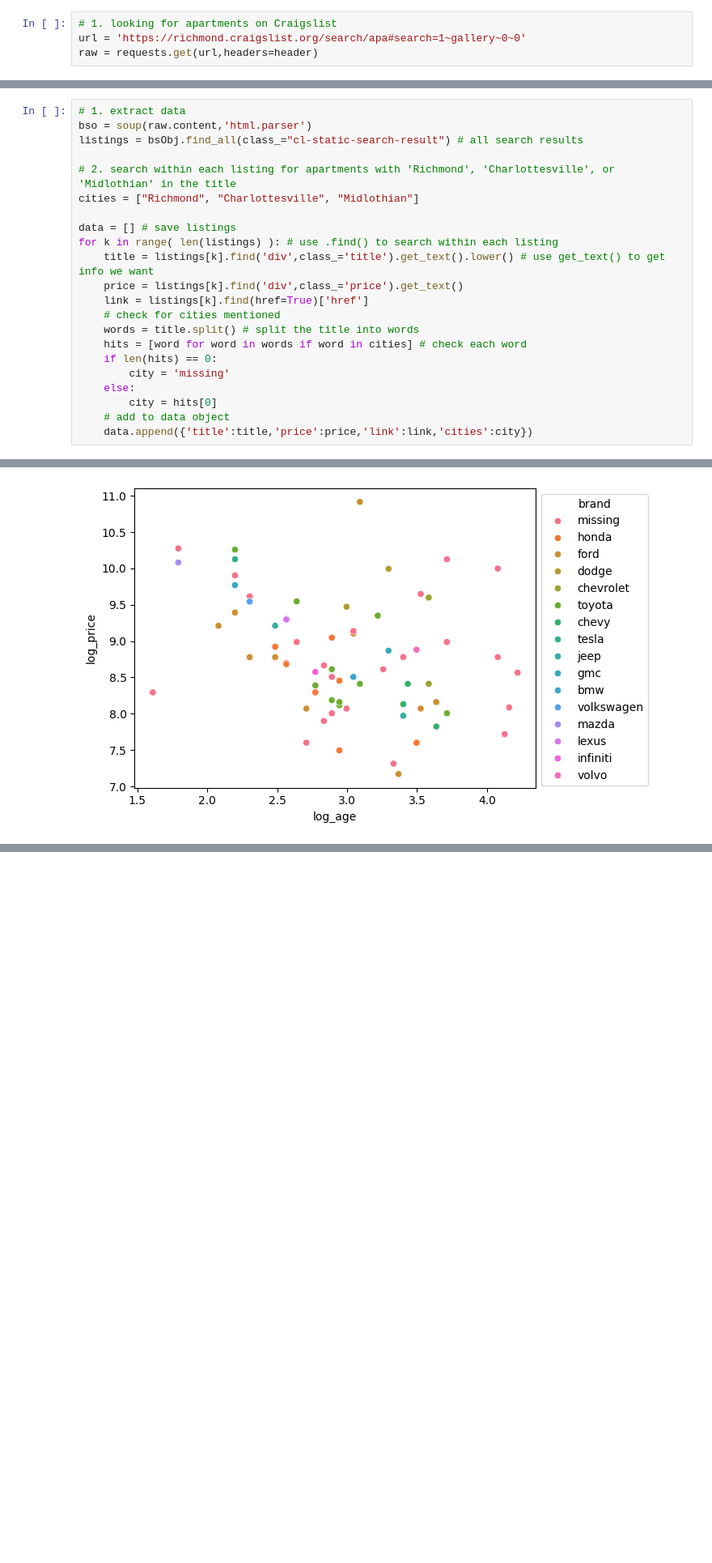
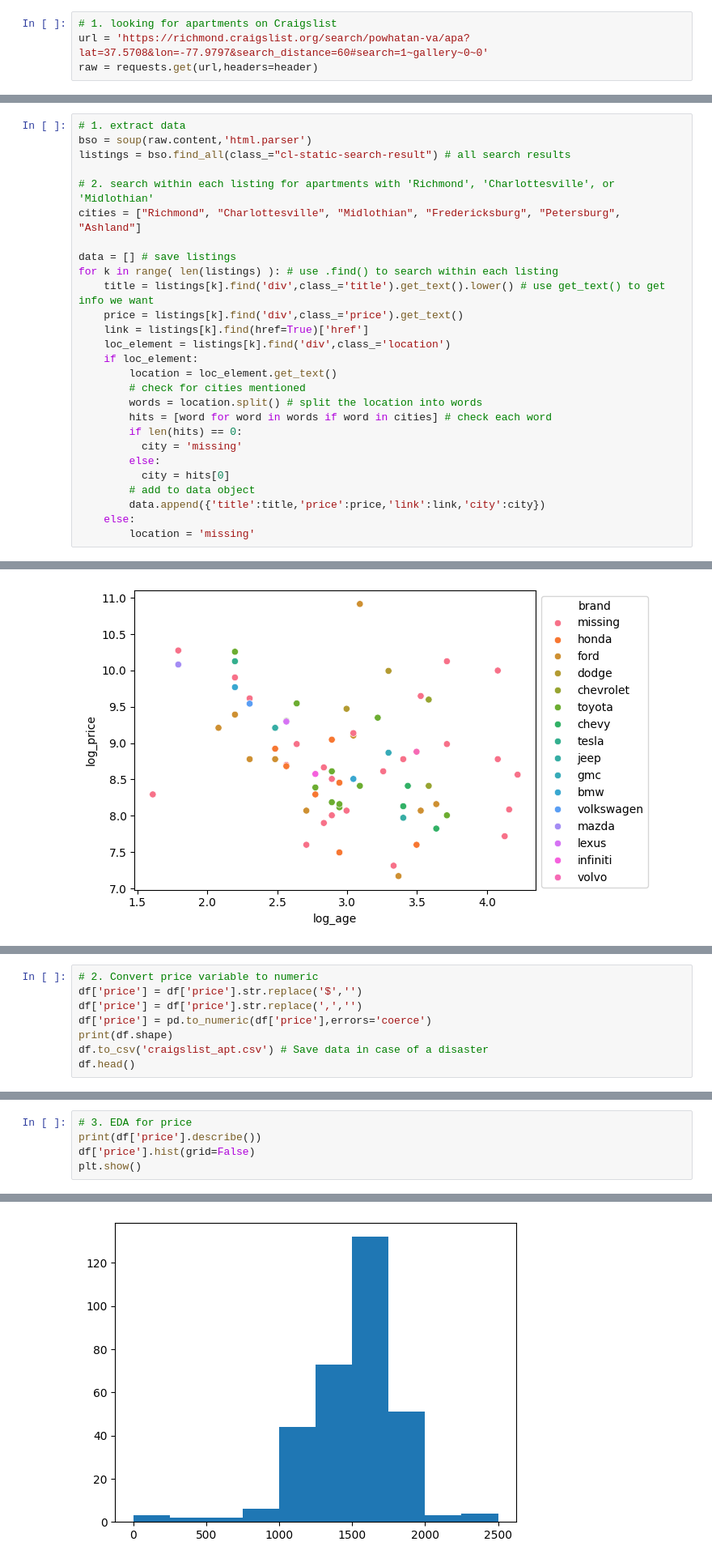
Before and after one commit to JuliaPPfeiffer/labs, a Jupyter notebook: 02_scraping/lab_notebook.ipynb, the cells around one changed output, grey strips where cells are left out. Shown at 81% size. Drawn from its saved outputs; the diff is of its cells as text; blank space fills up the shorter version.

```diff
--- a/02_scraping/lab_notebook.ipynb
+++ b/02_scraping/lab_notebook.ipynb
@@ -24,7 +24,7 @@ url = 'https://charlottesville.craigslist.org/search/cta?purveyor=owner#search=1
 raw = requests.get(url,headers=header) # Get page
 # %%
 # 1. looking for apartments on Craigslist
-url = 'https://richmond.craigslist.org/search/apa#search=1~gallery~0~0'
+url = 'https://richmond.craigslist.org/search/powhatan-va/apa?lat=37.5708&lon=-77.9797&search_distance=60#search=1~gallery~0~0'
 raw = requests.get(url,headers=header)
 # %% [markdown]
 Now that we have that particular page available locally, we want to **parse** it and get results from it. To do that, we can use a package called `beautifulSoup` or `bs4`.
@@ -94,25 +94,30 @@ for k in range( len(listings) ):
 # %%
 # 1. extract data
 bso = soup(raw.content,'html.parser')
-listings = bsObj.find_all(class_="cl-static-search-result") # all search results
+listings = bso.find_all(class_="cl-static-search-result") # all search results
 
-# 2. search within each listing for apartments with 'Richmond', 'Charlottesville', or 'Midlothian' in the title
-cities = ["Richmond", "Charlottesville", "Midlothian"]
+# 2. search within each listing for apartments with 'Richmond', 'Charlottesville', or 'Midlothian'
+cities = ["Richmond", "Charlottesville", "Midlothian", "Fredericksburg", "Petersburg", "Ashland"]
 
 data = [] # save listings
 for k in range( len(listings) ): # use .find() to search within each listing
     title = listings[k].find('div',class_='title').get_text().lower() # use get_text() to get info we want
     price = listings[k].find('div',class_='price').get_text()
     link = listings[k].find(href=True)['href']
-    # check for cities mentioned
-    words = title.split() # split the title into words
-    hits = [word for word in words if word in cities] # check each word
-    if len(hits) == 0:
-        city = 'missing'
+    loc_element = listings[k].find('div',class_='location')
+    if loc_element:
+        location = loc_element.get_text()
+        # check for cities mentioned
+        words = location.split() # split the location into words
+        hits = [word for word in words if word in cities] # check each word
+        if len(hits) == 0:
+          city = 'missing'
+        else:
+          city = hits[0]
+        # add to data object
+        data.append({'title':title,'price':price,'link':link,'city':city})
     else:
-        city = hits[0]
-    # add to data object
-    data.append({'title':title,'price':price,'link':link,'cities':city})
+        location = 'missing'
 # %% [markdown]
 ## 3. Wrangle your data, do some EDA, and make some plots. Try to find some interesting relationships or stories to tell about your data.
 # %% [markdown]
@@ -257,0 +262,8 @@ sns.jointplot(data=df, x='log_age', y='log_price',kind='hex')
+# %%
+# 2. Convert price variable to numeric
+df['price'] = df['price'].str.replace('$','')
+df['price'] = df['price'].str.replace(',','')
+df['price'] = pd.to_numeric(df['price'],errors='coerce')
+print(df.shape)
+df.to_csv('craigslist_apt.csv') # Save data in case of a disaster
+df.head()
@@ -257,0 +278,6 @@ sns.jointplot(data=df, x='log_age', y='log_price',kind='hex')
+# %%
+# 3. EDA for price
+print(df['price'].describe())
+df['price'].hist(grid=False)
+plt.show()
+# %% [output]
@@ -257,0 +293 @@ sns.jointplot(data=df, x='log_age', y='log_price',kind='hex')
+[figure, added]
```
Also changed, not shown: parts of 7 cells of this notebook.
